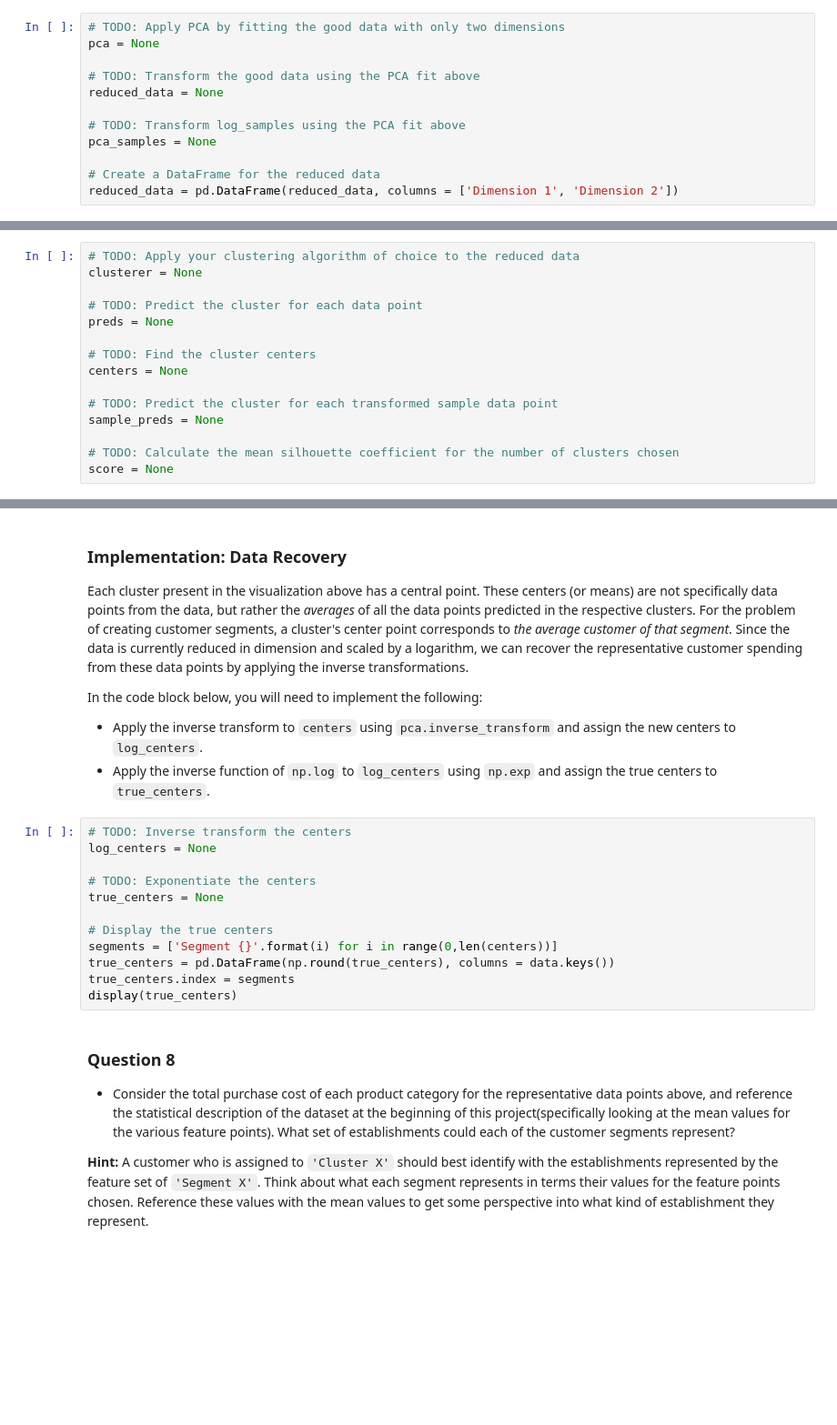
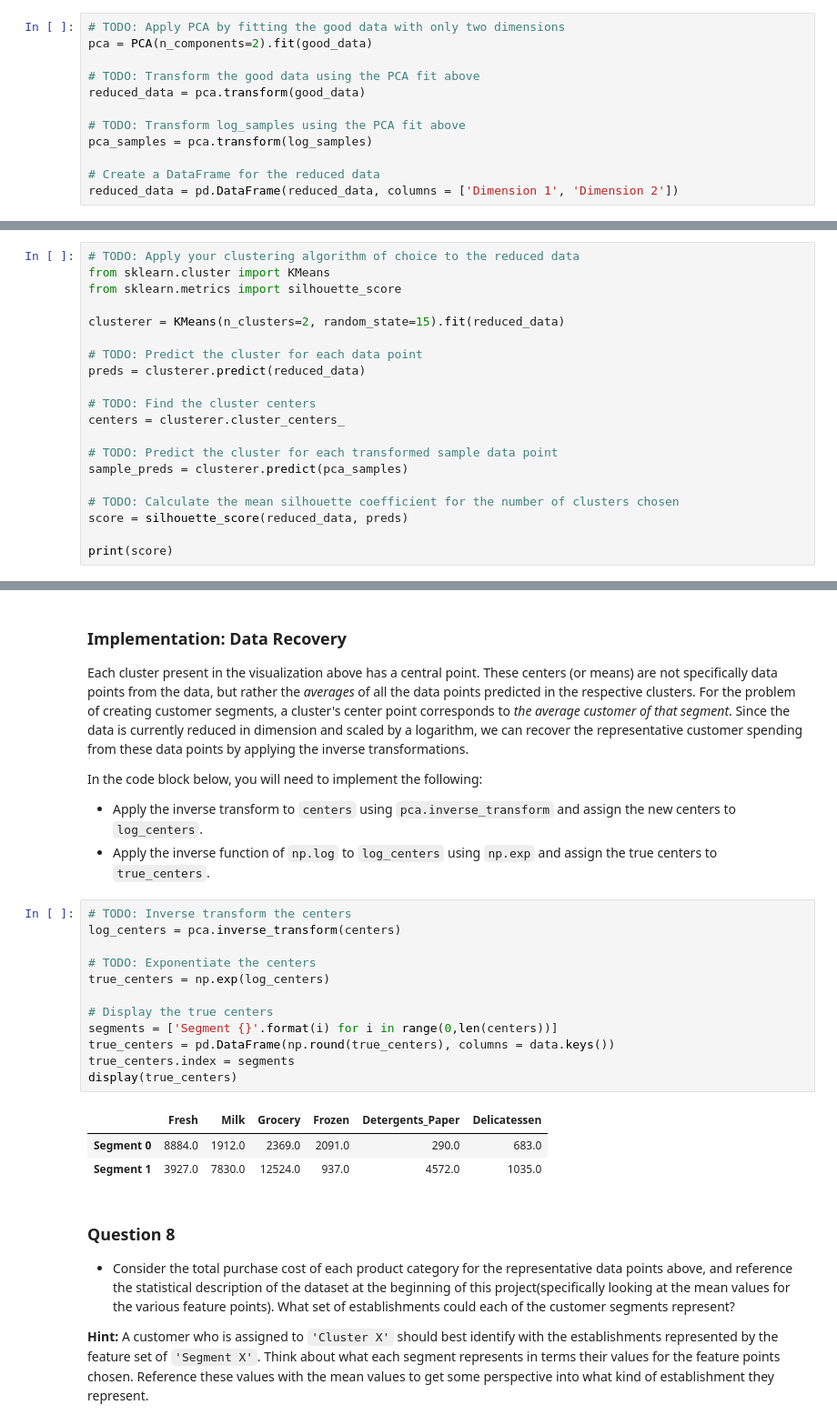
Before and after one commit to lucasloami/udacity-mlnd, a Jupyter notebook: projects/customer_segments/customer_segments.ipynb, the cells around one changed output, grey strips where cells are left out. Shown: that part at 91% size. Drawn from its saved outputs; the diff is of its cells as text; blank space fills up the shorter version.

```diff
--- a/projects/customer_segments/customer_segments.ipynb
+++ b/projects/customer_segments/customer_segments.ipynb
@@ -376,13 +395,13 @@ In the code block below, you will need to implement the following:
  - Apply a PCA transformation of `log_samples` using `pca.transform`, and assign the results to `pca_samples`.
 # %%
 # TODO: Apply PCA by fitting the good data with only two dimensions
-pca = None
+pca = PCA(n_components=2).fit(good_data)
 
 # TODO: Transform the good data using the PCA fit above
-reduced_data = None
+reduced_data = pca.transform(good_data)
 
 # TODO: Transform log_samples using the PCA fit above
-pca_samples = None
+pca_samples = pca.transform(log_samples)
 
 # Create a DataFrame for the reduced data
 reduced_data = pd.DataFrame(reduced_data, columns = ['Dimension 1', 'Dimension 2'])
@@ -433,16 +469,21 @@ In the code block below, you will need to implement the following:
    - Assign the silhouette score to `score` and print the result.
 # %%
 # TODO: Apply your clustering algorithm of choice to the reduced data
-clusterer = None
+from sklearn.cluster import KMeans
+from sklearn.metrics import silhouette_score
+
+clusterer = KMeans(n_clusters=2, random_state=15).fit(reduced_data)
 
 # TODO: Predict the cluster for each data point
-preds = None
+preds = clusterer.predict(reduced_data)
 
 # TODO: Find the cluster centers
-centers = None
+centers = clusterer.cluster_centers_
 
 # TODO: Predict the cluster for each transformed sample data point
-sample_preds = None
+sample_preds = clusterer.predict(pca_samples)
 
 # TODO: Calculate the mean silhouette coefficient for the number of clusters chosen
-score = None
+score = silhouette_score(reduced_data, preds)
+
+print(score)
@@ -468,16 +522,20 @@ In the code block below, you will need to implement the following:
  - Apply the inverse function of `np.log` to `log_centers` using `np.exp` and assign the true centers to `true_centers`.
 # %%
 # TODO: Inverse transform the centers
-log_centers = None
+log_centers = pca.inverse_transform(centers)
 
 # TODO: Exponentiate the centers
-true_centers = None
+true_centers = np.exp(log_centers)
 
 # Display the true centers
 segments = ['Segment {}'.format(i) for i in range(0,len(centers))]
 true_centers = pd.DataFrame(np.round(true_centers), columns = data.keys())
 true_centers.index = segments
 display(true_centers)
+# %% [output]
+|  | Fresh | Milk | Grocery | Frozen | Detergents_Paper | Delicatessen |
+| Segment 0 | 8884.0 | 1912.0 | 2369.0 | 2091.0 | 290.0 | 683.0 |
+| Segment 1 | 3927.0 | 7830.0 | 12524.0 | 937.0 | 4572.0 | 1035.0 |
 # %% [markdown]
 ### Question 8
 
```
Also changed, not shown: parts of 13 cells of this notebook.
